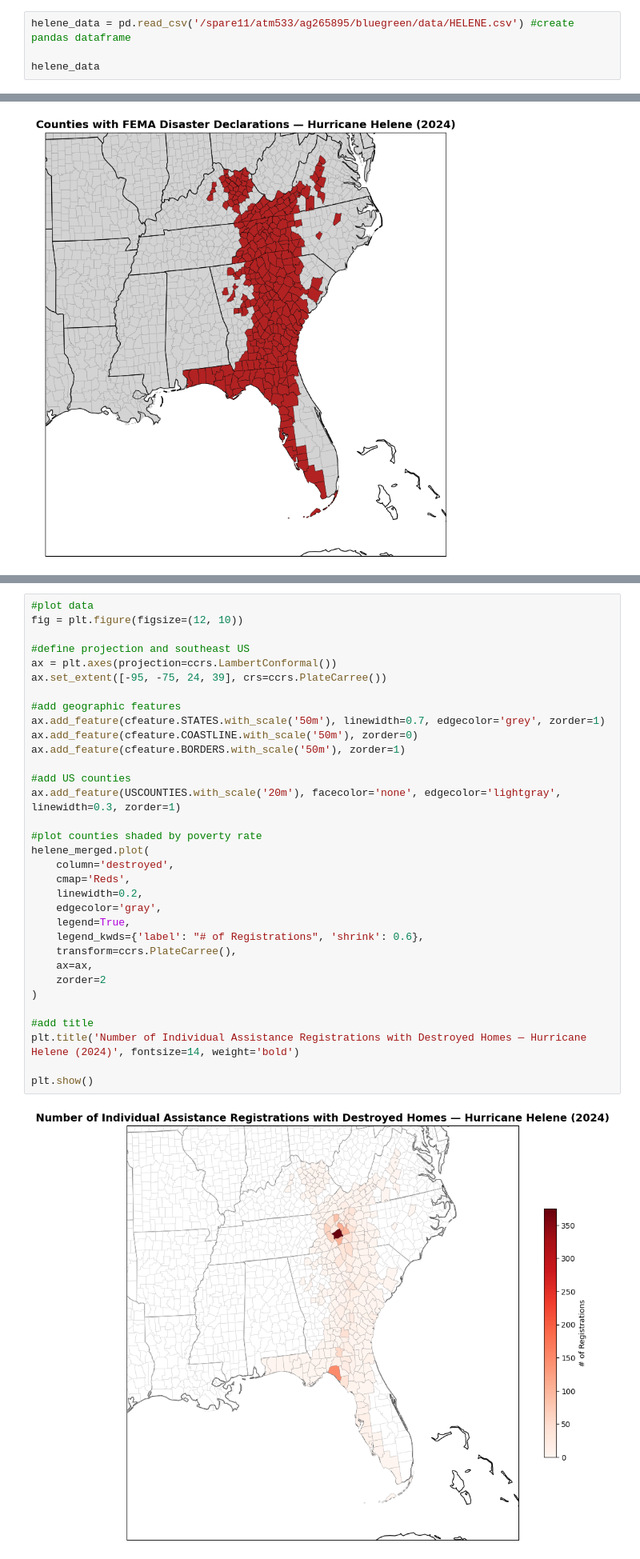
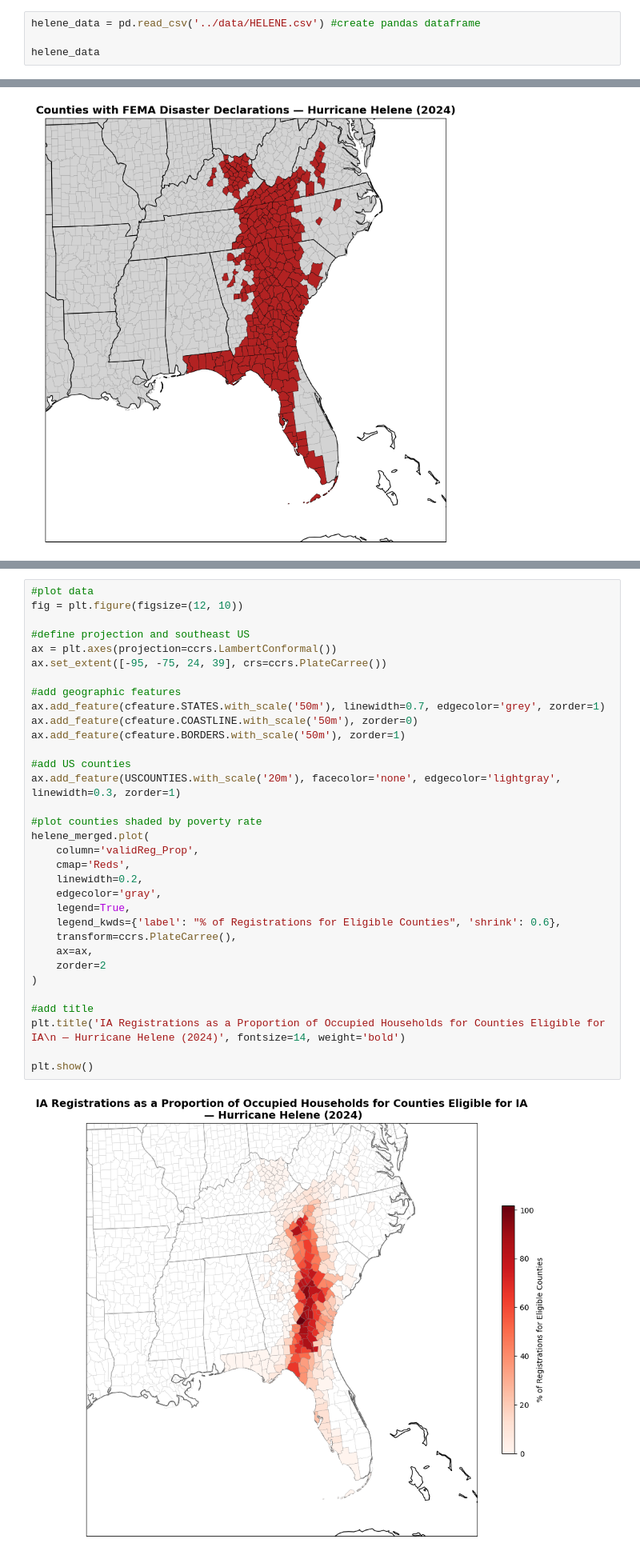
Before and after one commit to DAES433533/bluegreen, a Jupyter notebook: notebooks/helene_emergency_impacts.ipynb, the cells around one changed output, grey strips where cells are left out. Shown at 80% size. Drawn from its saved outputs; the diff is of its cells as text.

```diff
--- a/notebooks/helene_emergency_impacts.ipynb
+++ b/notebooks/helene_emergency_impacts.ipynb
@@ -31,7 +31,7 @@ from metpy.plots import USCOUNTIES
 
 The dataset is sourced from the US Census Bureau as a part of the [**Census Bureau’s Assessment, Recovery, and Evaluation datasets or CAREs**](https://www.census.gov/programs-surveys/community-resilience-estimates/projects/disaster-recovery/hurricane-helene.html). This dataset curates data from sources such as the Census Bureau, FEMA, DOE, NOAA, and BLS. Data themes include population, exposure, and recovery data for Hurricane Helene.
 # %%
-helene_data = pd.read_csv('/spare11/atm533/ag265895/bluegreen/data/HELENE.csv') #create pandas dataframe
+helene_data = pd.read_csv('../data/HELENE.csv') #create pandas dataframe
 
 helene_data
 # %% [output]
@@ -239,34 +238,34 @@ where the home was destroyed by the disaster using the variable 'destroyed'.
 #plot data
 fig = plt.figure(figsize=(12, 10))
 
 #define projection and southeast US
 ax = plt.axes(projection=ccrs.LambertConformal())
 ax.set_extent([-95, -75, 24, 39], crs=ccrs.PlateCarree())
 
 #add geographic features
 ax.add_feature(cfeature.STATES.with_scale('50m'), linewidth=0.7, edgecolor='grey', zorder=1)
 ax.add_feature(cfeature.COASTLINE.with_scale('50m'), zorder=0)
 ax.add_feature(cfeature.BORDERS.with_scale('50m'), zorder=1)
 
 #add US counties
 ax.add_feature(USCOUNTIES.with_scale('20m'), facecolor='none', edgecolor='lightgray', linewidth=0.3, zorder=1)
 
 #plot counties shaded by poverty rate
 helene_merged.plot(
-    column='destroyed',
+    column='validReg_Prop',
     cmap='Reds',
     linewidth=0.2,
     edgecolor='gray',
     legend=True,
-    legend_kwds={'label': "# of Registrations", 'shrink': 0.6},
+    legend_kwds={'label': "% of Registrations for Eligible Counties", 'shrink': 0.6},
     transform=ccrs.PlateCarree(),
     ax=ax,
     zorder=2
 )
 
 #add title
-plt.title('Number of Individual Assistance Registrations with Destroyed Homes — Hurricane Helene (2024)', fontsize=14, weight='bold')
+plt.title('IA Registrations as a Proportion of Occupied Households for Counties Eligible for IA\n — Hurricane Helene (2024)', fontsize=14, weight='bold')
 
 plt.show()
 # %% [output]
-[figure, old version]
+[figure, new version]
```
Also changed, not shown: parts of 14 cells of this notebook, 2 other files.
